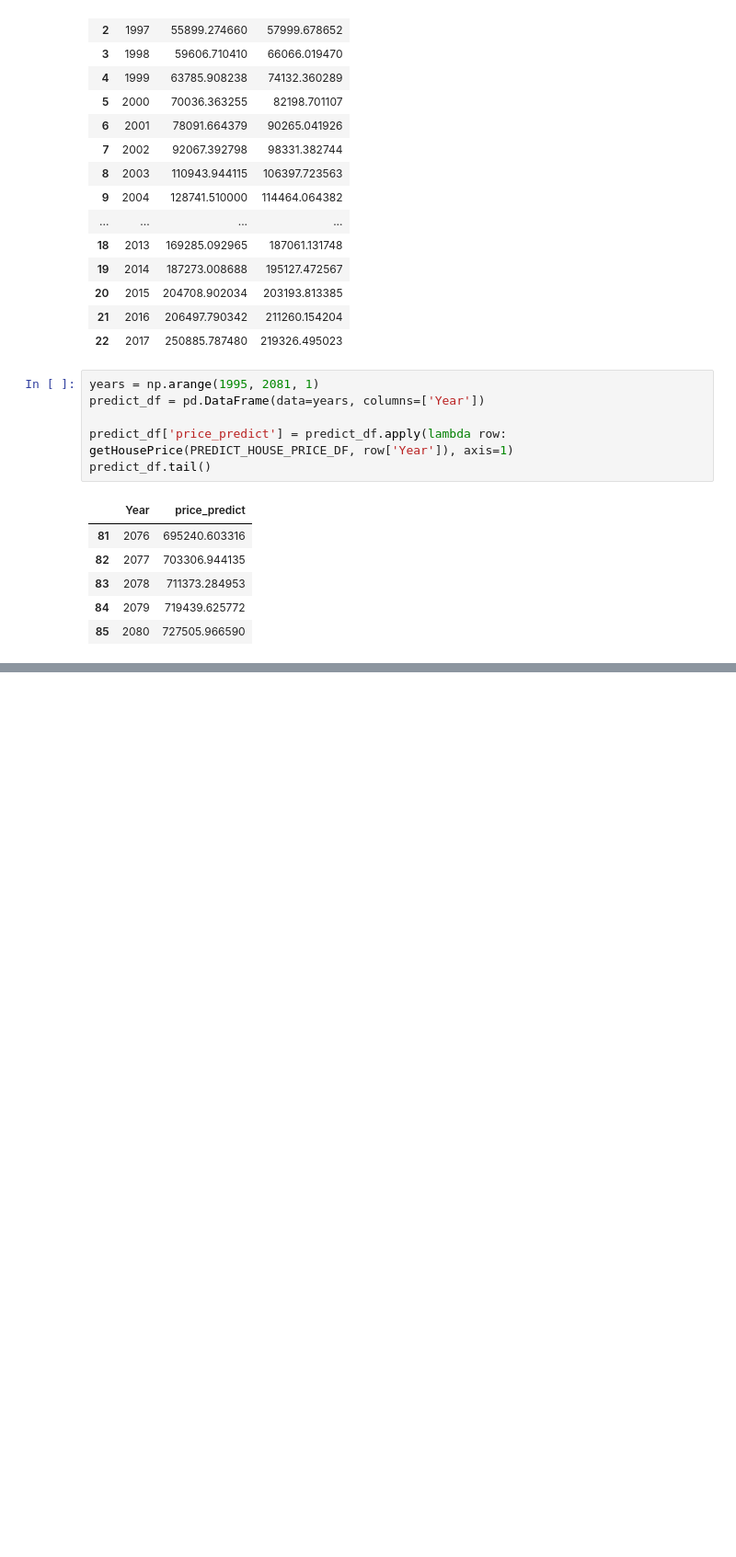
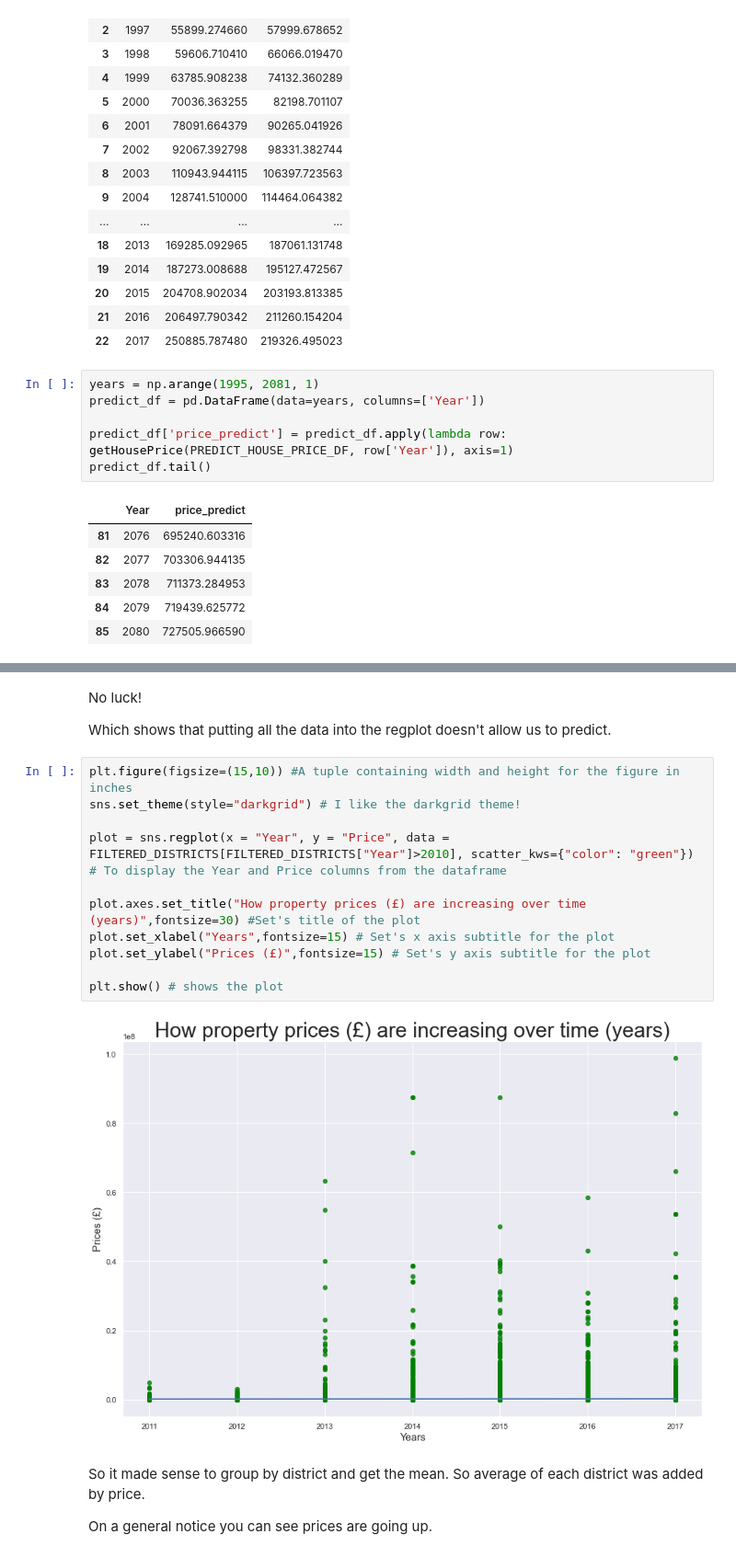
Before and after one commit to hakbar0/Data-Assessment-3, a Jupyter notebook: Data_Analysis_Project_3.ipynb, the cells around one changed output, grey strips where cells are left out. Shown at 92% size. Saved outputs shown, nothing was run; the diff lists cells and outputs as text; blank space fills up the shorter version.

```diff
--- a/Data_Analysis_Project_3.ipynb
+++ b/Data_Analysis_Project_3.ipynb
@@ -549 +614,23 @@ is dramatically illustrated._
+# %% [markdown]
+No luck!
+
+Which shows that putting all the data into the regplot doesn't allow us to predict.
+# %%
+plt.figure(figsize=(15,10)) #A tuple containing width and height for the figure in inches
+sns.set_theme(style="darkgrid") # I like the darkgrid theme!
+
+plot = sns.regplot(x = "Year", y = "Price", data = FILTERED_DISTRICTS[FILTERED_DISTRICTS["Year"]>2010], scatter_kws={"color": "green"}) # To display the Year and Price columns from the dataframe
+
+plot.axes.set_title("How property prices (£) are increasing over time (years)",fontsize=30) #Set's title of the plot
+plot.set_xlabel("Years",fontsize=15) # Set's x axis subtitle for the plot
+plot.set_ylabel("Prices (£)",fontsize=15) # Set's y axis subtitle for the plot
+
+plt.show() # shows the plot
+# %% [output]
+[figure, added]
+# %% [markdown]
+So it made sense to group by district and get the mean.
+So average of each district was added by price.
+
+On a general notice you can see prices are going up.
 # %%
```
Also changed, not shown: parts of 26 cells of this notebook.
